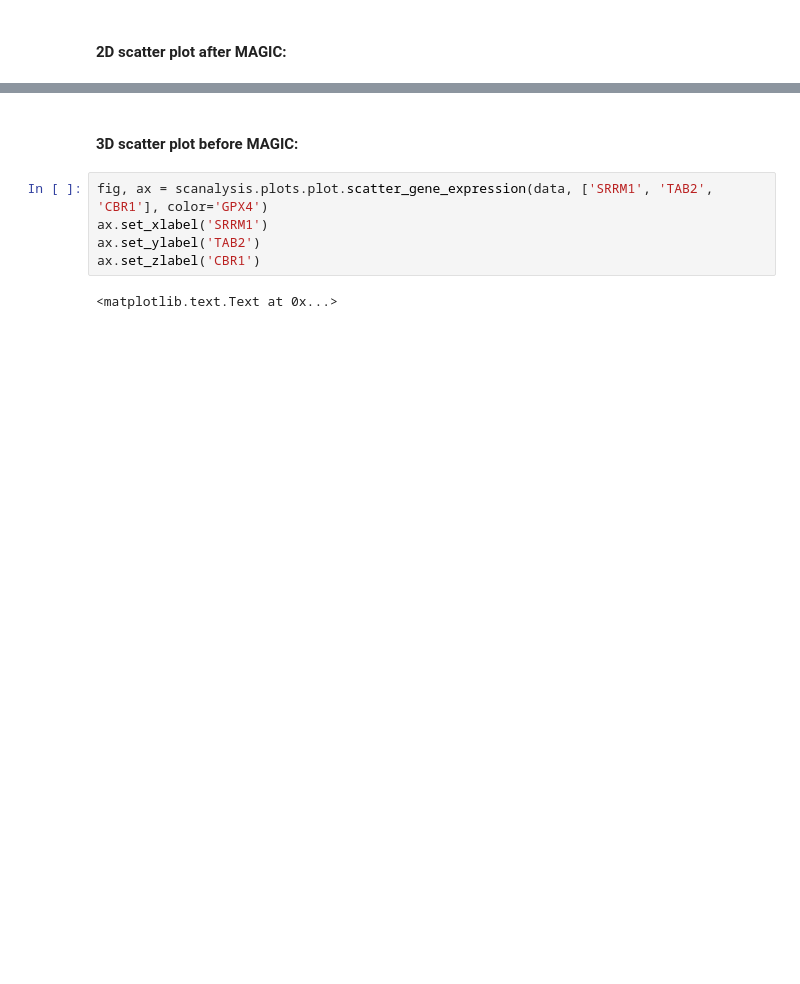
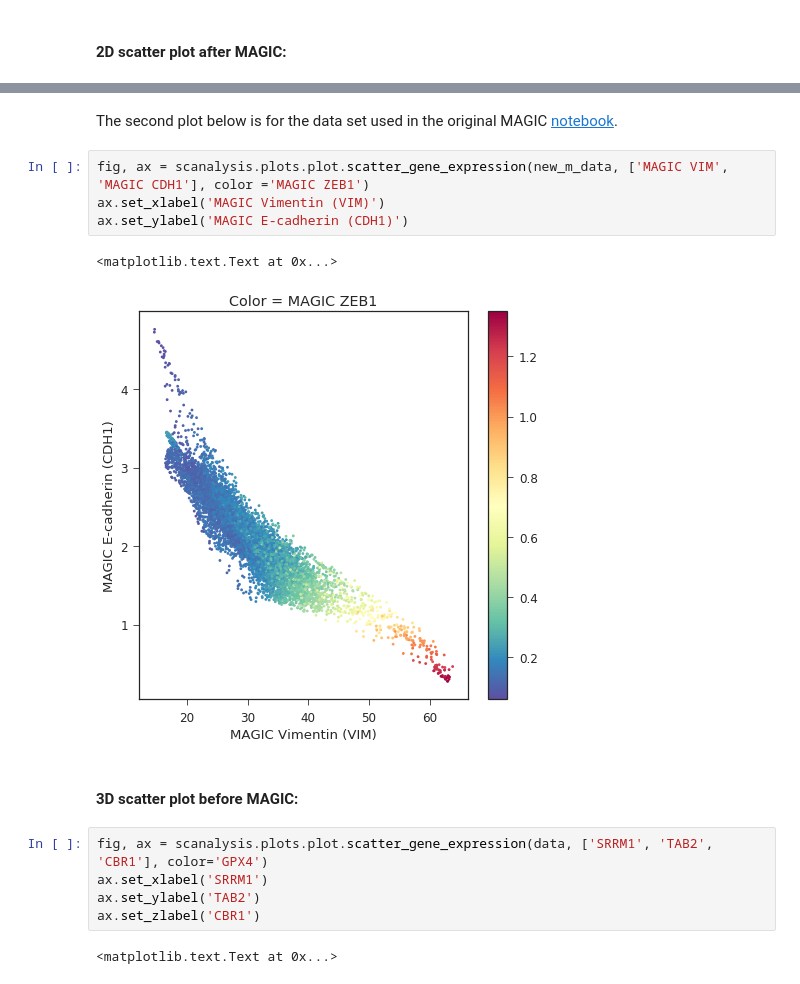
Before and after one commit to helenjin/scanalysis, a Jupyter notebook: notebooks/SCAnalysis.ipynb, the cells around one changed output, grey strips where cells are left out. Cells and saved outputs as stored; diff of their text form; blank space fills up the shorter version.

```diff
--- a/notebooks/SCAnalysis.ipynb
+++ b/notebooks/SCAnalysis.ipynb
@@ -472,3 +375,12 @@ ax.set_ylabel('MAGIC TAB2')
+# %% [markdown]
+The second plot below is for the data set used in the original MAGIC [notebook](http://nbviewer.jupyter.org/github/pkathail/magic/blob/develop/notebooks/Magic_single_cell_RNAseq.ipynb).
+# %%
+fig, ax = scanalysis.plots.plot.scatter_gene_expression(new_m_data, ['MAGIC VIM', 'MAGIC CDH1'], color ='MAGIC ZEB1')
+ax.set_xlabel('MAGIC Vimentin (VIM)')
+ax.set_ylabel('MAGIC E-cadherin (CDH1)')
+# %% [output]
+<matplotlib.text.Text at 0x...>
+[figure, added]
 # %% [markdown]
 #### 3D scatter plot before MAGIC:
 # %%
```
Also changed, not shown: parts of 98 cells of this notebook, 1 other file.
